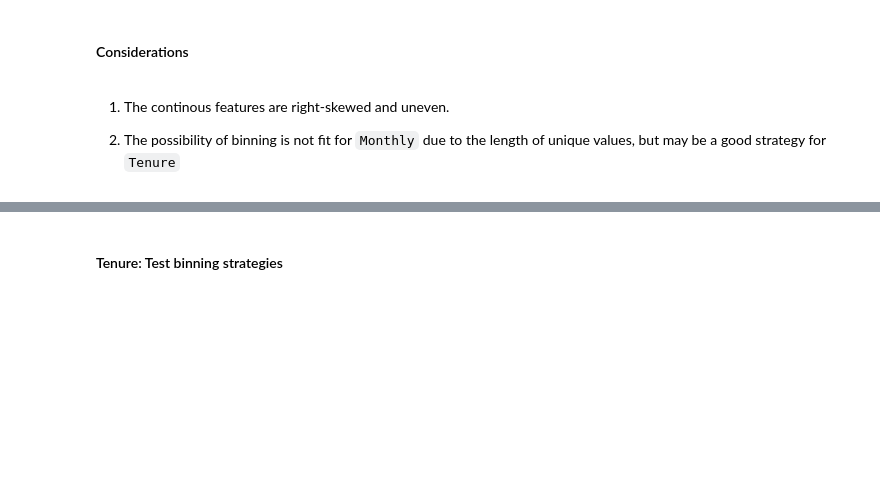
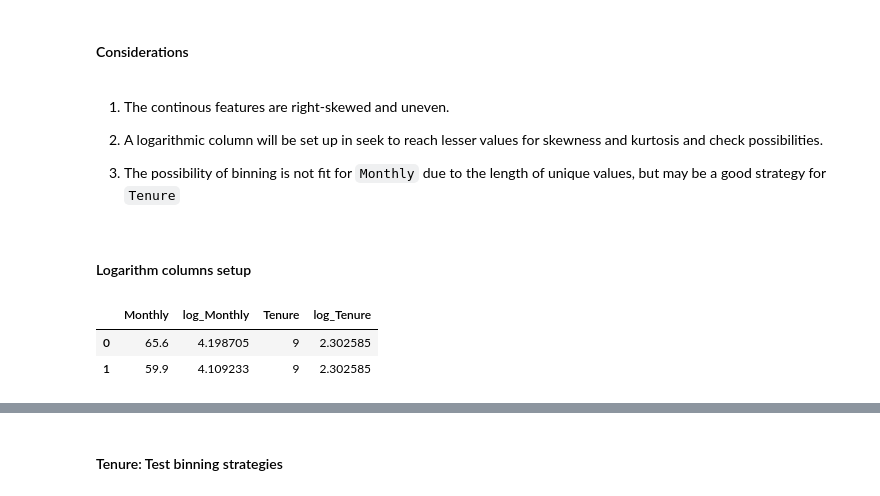
Before and after one commit to DanielCrema/oracle-one-data-science-challenge3-telecom-x-2, a Jupyter notebook: main.ipynb, the cells around one changed output, grey strips where cells are left out. Cells and saved outputs as stored; diff of their text form; code cells hidden in the pictures; blank space fills up the shorter version.

```diff
--- a/main.ipynb
+++ b/main.ipynb
@@ -316,4 +326,7 @@ Name: Tenure, dtype: float64
 # %% [markdown]
 1. The continous features are right-skewed and uneven.
 
-2. The possibility of binning is not fit for `Monthly` due to the length of unique values, but may be a good strategy for `Tenure`
+2. A logarithmic column will be set up in seek to reach lesser values for skewness and kurtosis and check possibilities.
+3. The possibility of binning is not fit for `Monthly` due to the length of unique values, but may be a good strategy for `Tenure`
+# %% [markdown]
+#### Logarithm columns setup
@@ -319,0 +337,8 @@ Name: Tenure, dtype: float64
+# %%
+x = generate_log_features(x, 'Monthly')
+x = generate_log_features(x, 'Tenure')
+x[['Monthly', 'log_Monthly', 'Tenure', 'log_Tenure']].head(2)
+# %% [output]
+|  | Monthly | log_Monthly | Tenure | log_Tenure |
+| 0 | 65.6 | 4.198705 | 9 | 2.302585 |
+| 1 | 59.9 | 4.109233 | 9 | 2.302585 |
```
Also changed, not shown: parts of 67 cells of this notebook.
